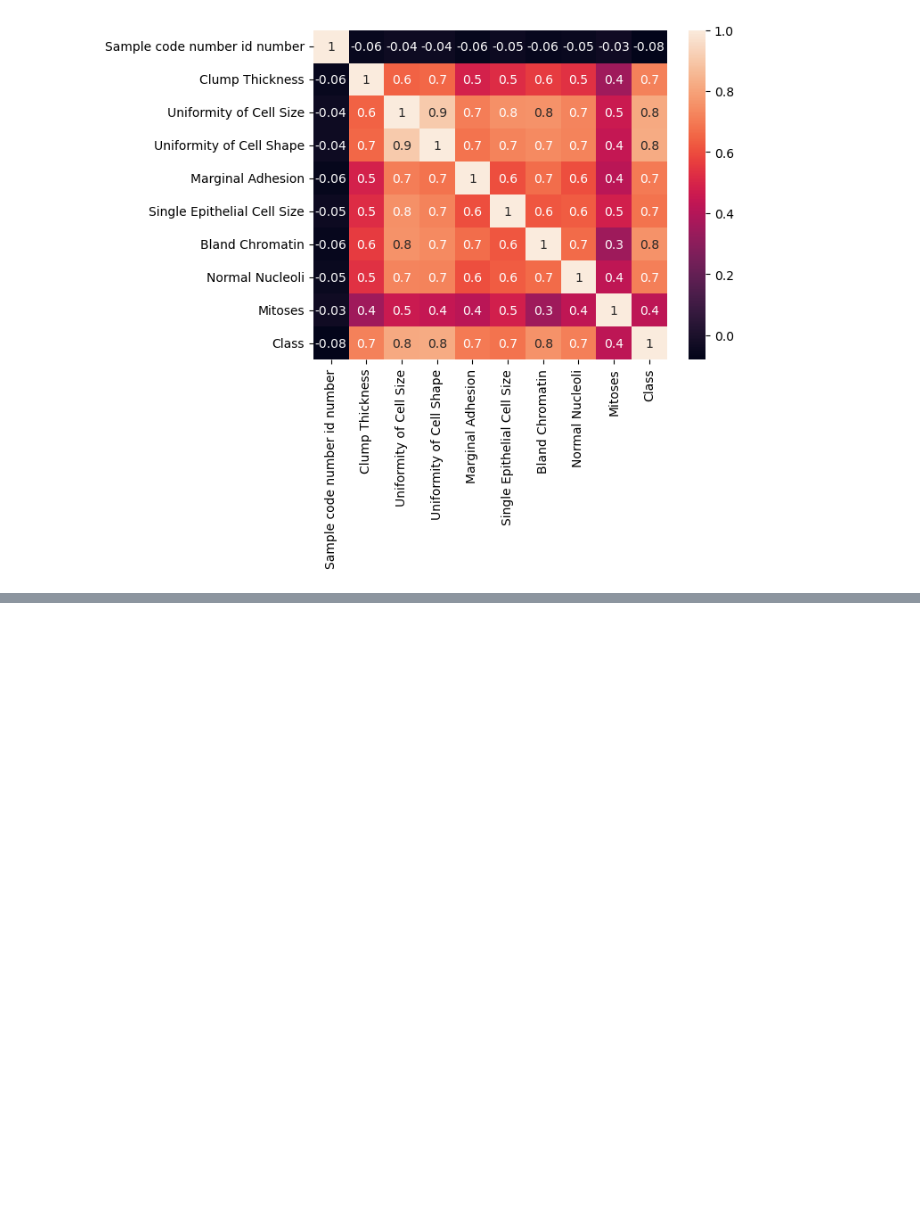
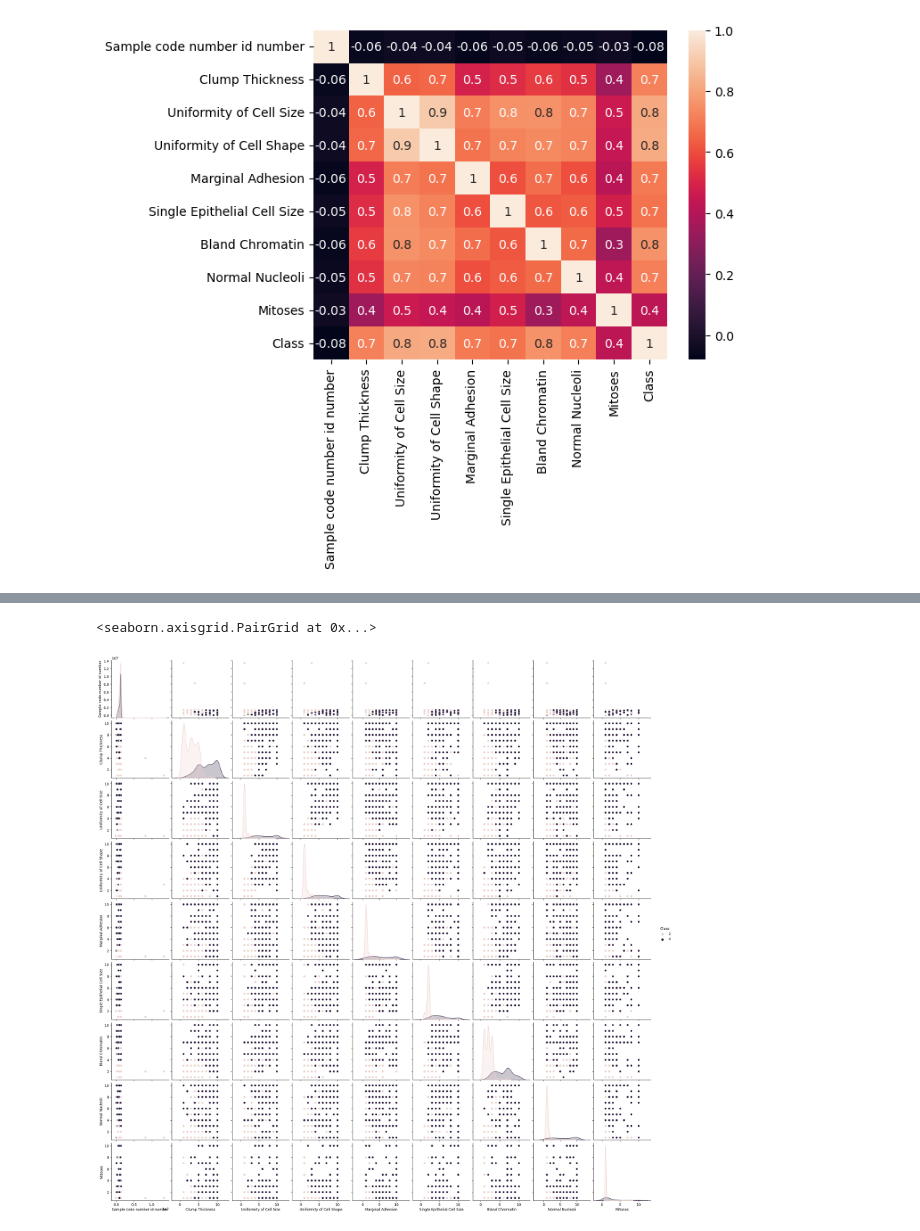
Before and after one commit to loughjo/ProgDataAnalysis-Project-2, a Jupyter notebook: ProgDataAnalysisProject2.ipynb, the cells around one changed output, grey strips where cells are left out. Saved outputs shown, nothing was run; the diff lists cells and outputs as text; code cells hidden in the pictures; blank space fills up the shorter version.

```diff
--- a/ProgDataAnalysisProject2.ipynb
+++ b/ProgDataAnalysisProject2.ipynb
@@ -109,0 +155,7 @@ plt.show()
+# %%
+df.dropna(inplace=True)
+# %%
+sns.pairplot(df,hue="Class")
+# %% [output]
+<seaborn.axisgrid.PairGrid at 0x...>
+[figure, added]
```
Also changed, not shown: parts of 21 cells of this notebook.
